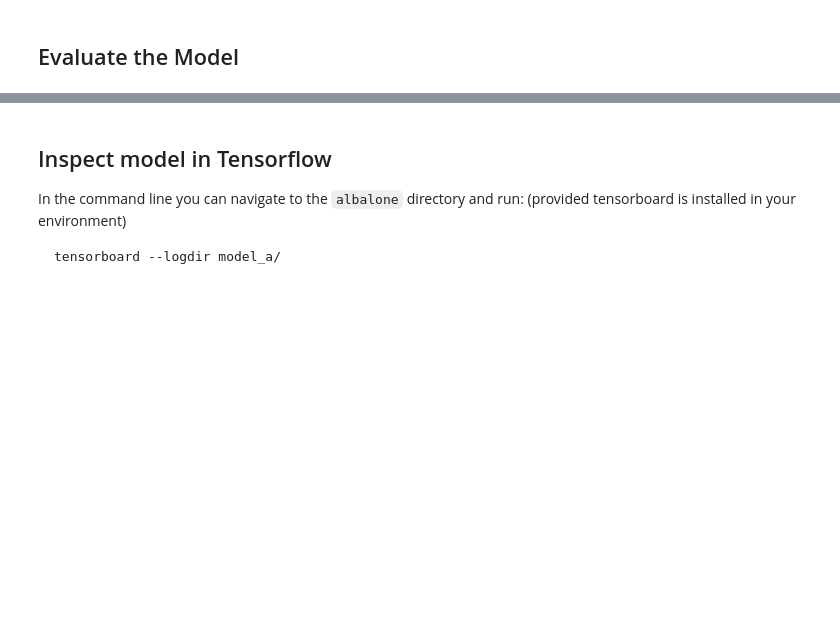
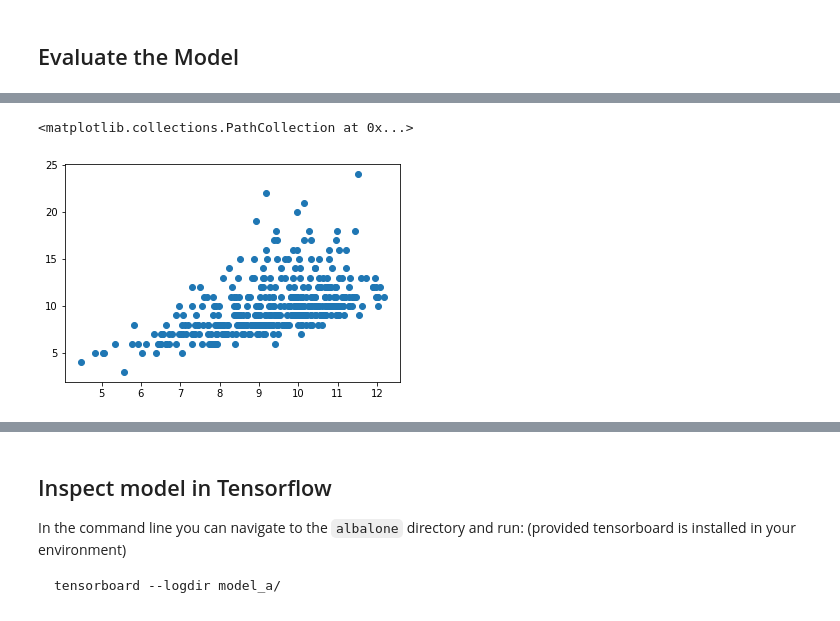
Before and after one commit to yeahml/yeahml, a Jupyter notebook: examples/abalone/abalone.ipynb, the cells around one changed output, grey strips where cells are left out. Drawn from its saved outputs; the diff is of its cells as text; code cells hidden in the pictures; blank space fills up the shorter version.

```diff
--- a/examples/abalone/abalone.ipynb
+++ b/examples/abalone/abalone.ipynb
@@ -201,9 +235,7 @@ yml.basic_plot_tracker(
 # %% [markdown]
 ## Evaluate the Model
 # %%
-# eval_dict = yml.eval_model(
-#     model,
-#     yml_dict,
-#     dataset=ds_dict["test"]
-# )
+eval_dict = yml.eval_model(
+    model, yml_dict, datasets=ds_dict, eval_split="test", pred_dict={"write": None}
+)
 # print(eval_dict)
@@ -209,0 +249,10 @@ yml.basic_plot_tracker(
+# %%
+# TODO: will need to revist this problem and build a 'real' model at some point
+in_hash = list(eval_dict["abalone"].keys())[0]
+plt.scatter(
+    eval_dict["abalone"][in_hash]["out"]["pred"],
+    eval_dict["abalone"][in_hash]["out"]["target"],
+)
+# %% [output]
+<matplotlib.collections.PathCollection at 0x...>
+[figure, added]
```
Also changed, not shown: parts of 18 cells of this notebook, 4 other files.
